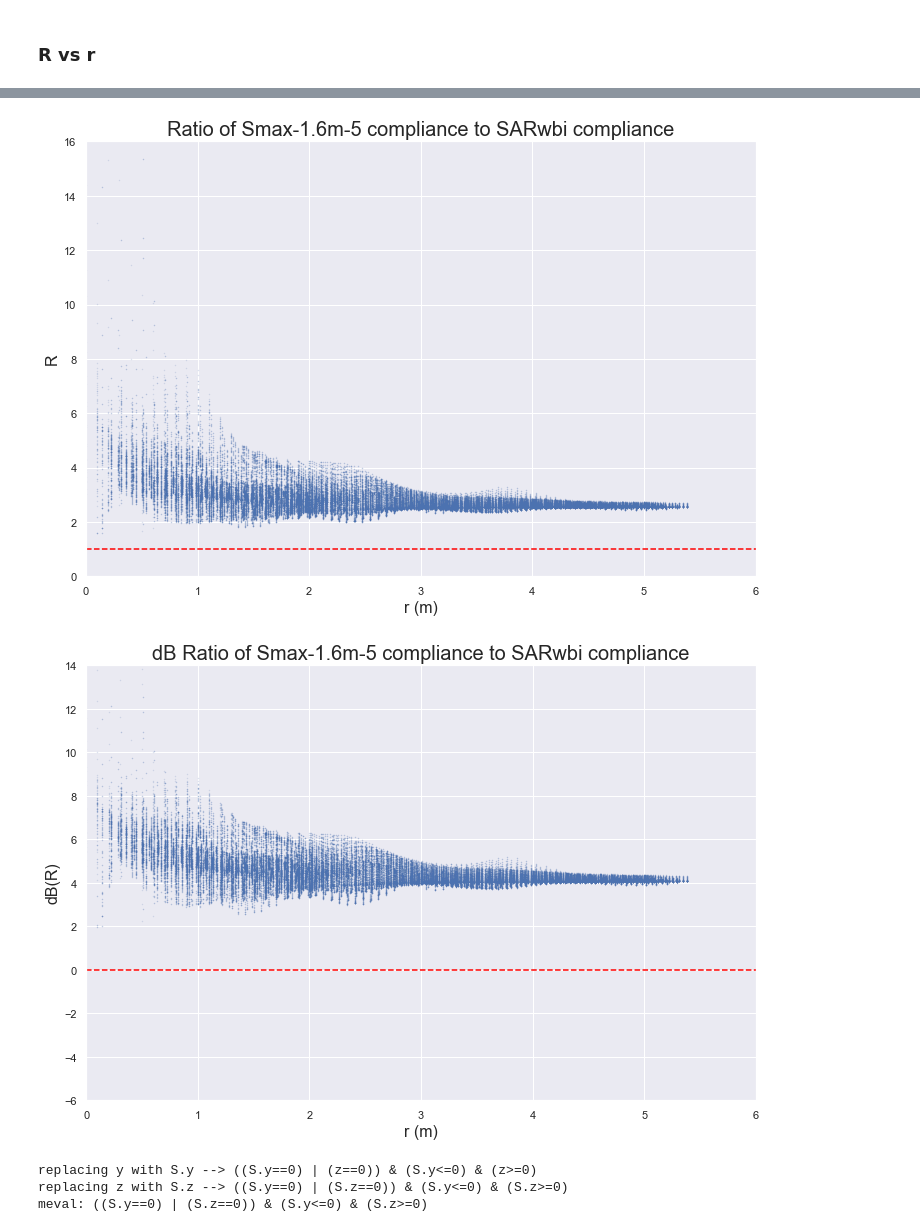
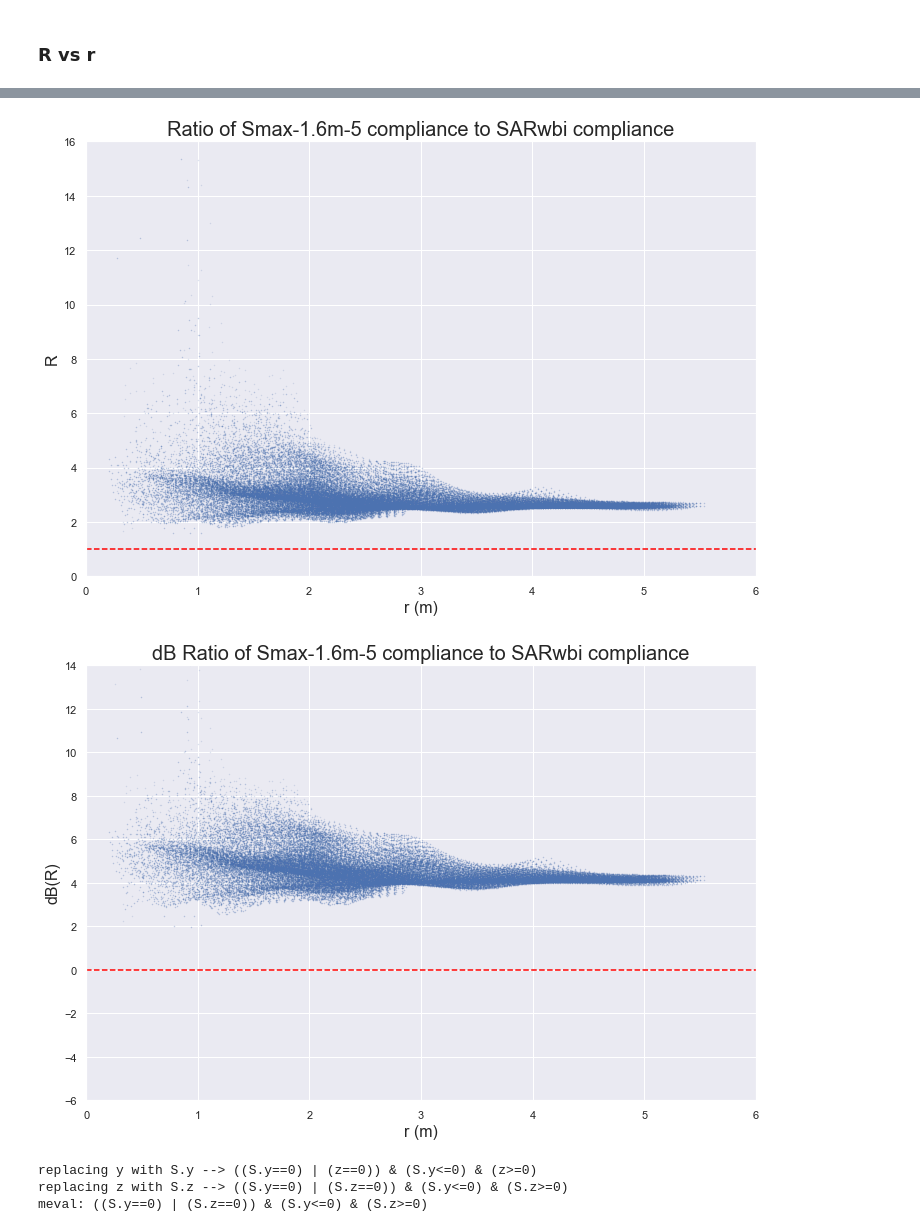
Before and after one commit to dreme/spatial-averaging-wg, a Jupyter notebook: notebooks/horizontal_yagi_trial3.ipynb, the cells around one changed output, grey strips where cells are left out. Saved outputs shown, nothing was run; the diff lists cells and outputs as text; code cells hidden in the pictures.

```diff
--- a/notebooks/horizontal_yagi_trial3.ipynb
+++ b/notebooks/horizontal_yagi_trial3.ipynb
@@ -824,3 +825,7 @@ ks_table
 + the KS statistic shows that the **dB(R)** distributions for the 1.6m spatial averages of S are marginally more normal than the **R** distributions as their KS statistics are marginally higher.
 # %% [markdown]
 ### R vs r
+# %%
+# Add a new r (r2) which measures distance from the centre of the yagi at x = 0.477/2 = 0.239m
+R.S['r2'] = np.sqrt((R.S.x-0.2385)**2 + R.S.y**2 + R.S.z**2)
+R.S[['x','y','z','r','r2']]
@@ -828,7 +847,7 @@ ks_table
 Ssa = 'Smax-1.6m-5 SARwbi compliance ratio'
 mask = fsa16.mask
 fig, ax = plt.subplots(1,1,figsize=(12,8))
-ax.scatter(x=R.S.loc[mask,'r'], y=R.S.loc[mask,Ssa],alpha=0.2,s=0.2);
+ax.scatter(x=R.S.loc[mask,'r2'], y=R.S.loc[mask,Ssa],alpha=0.2,s=0.2);
 ax.set_title(R.datatitles[Ssa],fontsize=20)
 ax.set_xlabel('r (m)', fontsize=16)
 ax.set_ylabel('R', fontsize=16)
@@ -836,25 +855,25 @@ ax.set_xlim((0,6))
 ax.set_ylim((0,16))
 ax.set_xticks(range(7))
 ax.hlines(1,xmin=0,xmax=14,colors='red', linestyles='--')
-fig.savefig(plotdir + f'R vs r scatter ({Ssa}) valid 1.6m points.png')
+fig.savefig(plotdir + f'R vs r scatter ({Ssa}) valid 1.6m points yagi.png',dpi=150)
 # %% [output]
-[figure, old version]
+[figure, new version]
 # %%
 Ssa = 'dB Smax-1.6m-5 SARwbi compliance ratio'
 mask = fsa16.mask
 fig, ax = plt.subplots(1,1,figsize=(12,8))
-ax.scatter(x=R.S.loc[mask,'r'], y=R.S.loc[mask,Ssa],alpha=0.2,s=0.2);
+ax.scatter(x=R.S.loc[mask,'r2'], y=R.S.loc[mask,Ssa],alpha=0.2,s=0.2);
 ax.set_title(R.datatitles[Ssa],fontsize=20)
 ax.set_xlabel('r (m)', fontsize=16)
 ax.set_ylabel('dB(R)', fontsize=16)
 ax.set_xlim((0,6))
 ax.set_ylim((-6,14))
 ax.set_xticks(range(7))
 ax.set_yticks(range(-6,15,2))
 ax.hlines(0,xmin=0,xmax=14,colors='red', linestyles='--')
-fig.savefig(plotdir + f'dB(R) vs r scatter ({Ssa}).png')
+fig.savefig(plotdir + f'dB(R) vs r scatter ({Ssa}) yagi.png',dpi=150)
 # %% [output]
-[figure, old version]
+[figure, new version]
 # %%
 Ssa = 'dB Smax-1.6m-5 SARwbi compliance ratio'
 f = R.sf('((y==0) | (z==0)) & (y<=0) & (z>=0)')
```
Also changed, not shown: parts of 13 cells of this notebook, 51 other files.
